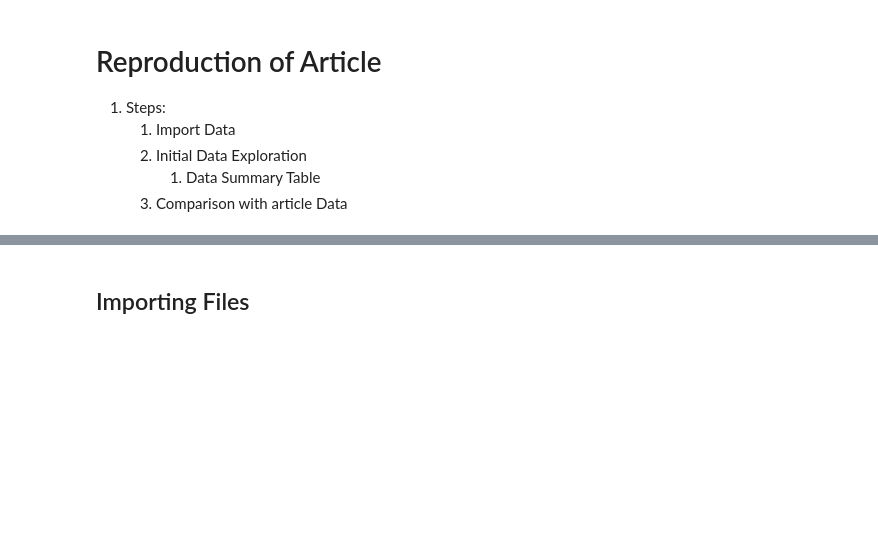
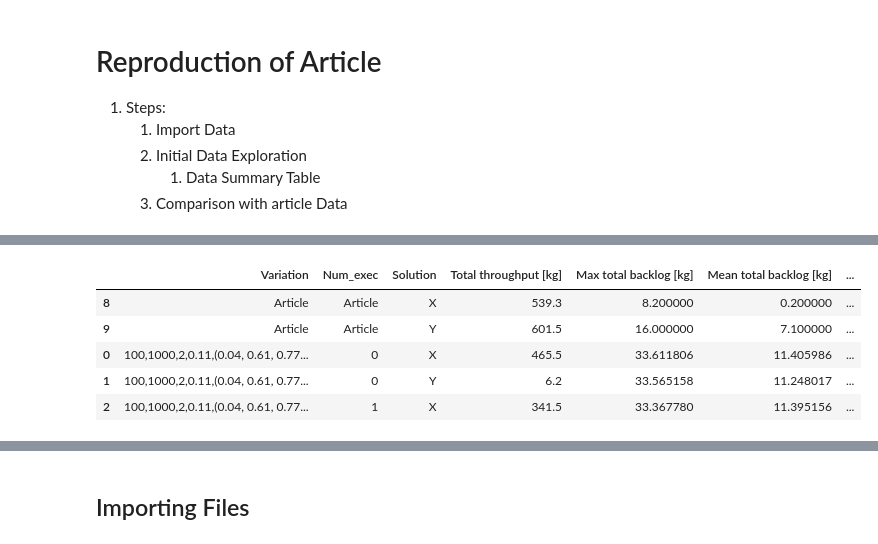
Before and after one commit to DTKx/capacityplanpy, a Jupyter notebook: 02_implementacao/reproduction.ipynb, the cells around one changed output, grey strips where cells are left out. Cells and saved outputs as stored; diff of their text form; code cells hidden in the pictures; blank space fills up the shorter version.

```diff
--- a/02_implementacao/reproduction.ipynb
+++ b/02_implementacao/reproduction.ipynb
@@ -167,0 +111,9 @@ NameError: name 'results_df' is not defined
+# %%
+df_find.head()
+# %% [output]
+|  | Variation | Num_exec | Solution | Total throughput [kg] | Max total backlog [kg] | Mean total backlog [kg] | ... |
+| 8 | Article | Article | X | 539.3 | 8.200000 | 0.200000 | ... |
+| 9 | Article | Article | Y | 601.5 | 16.000000 | 7.100000 | ... |
+| 0 | 100,1000,2,0.11,(0.04, 0.61, 0.77... | 0 | X | 465.5 | 33.611806 | 11.405986 | ... |
+| 1 | 100,1000,2,0.11,(0.04, 0.61, 0.77... | 0 | Y | 6.2 | 33.565158 | 11.248017 | ... |
+| 2 | 100,1000,2,0.11,(0.04, 0.61, 0.77... | 1 | X | 341.5 | 33.367780 | 11.395156 | ... |
```
Also changed, not shown: parts of 15 cells of this notebook.
